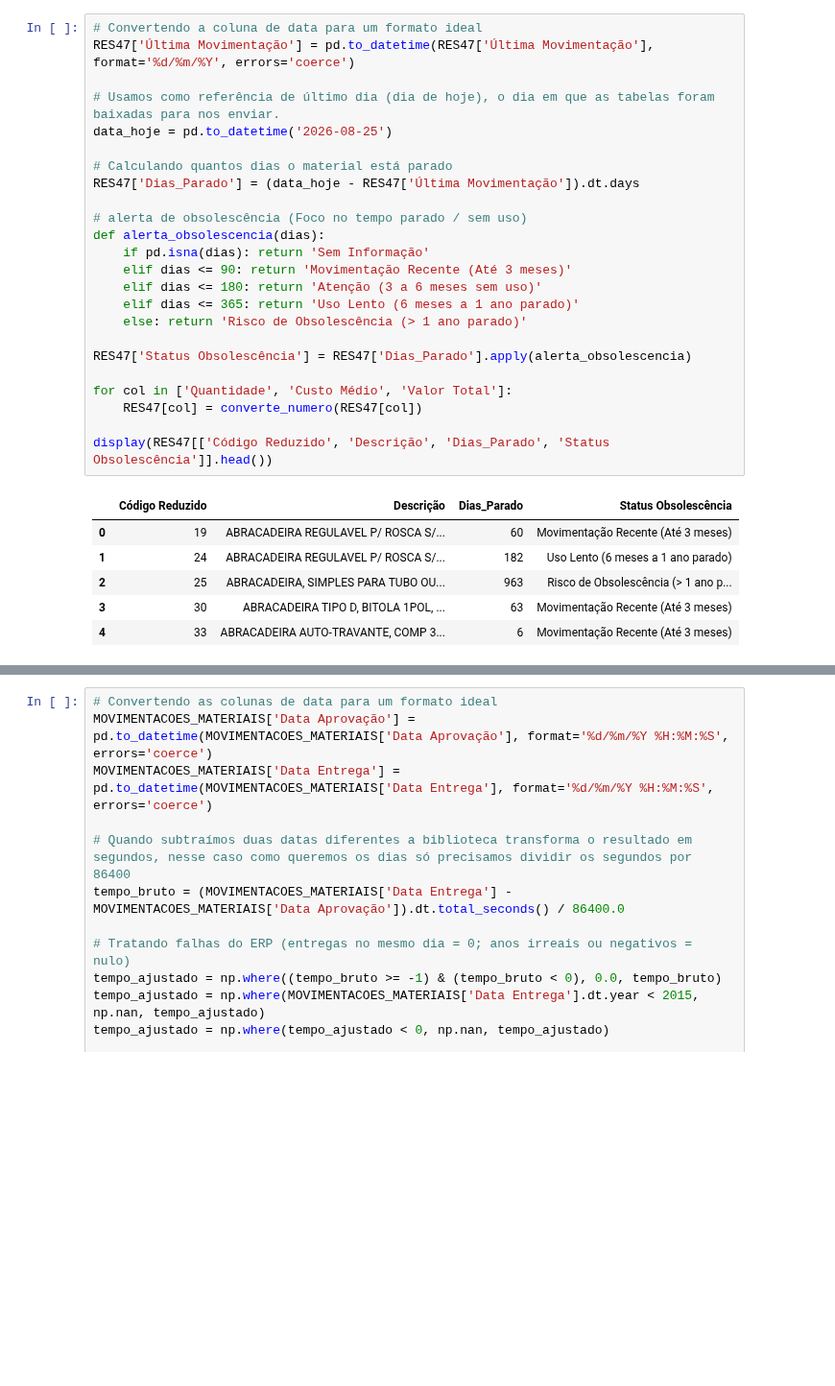
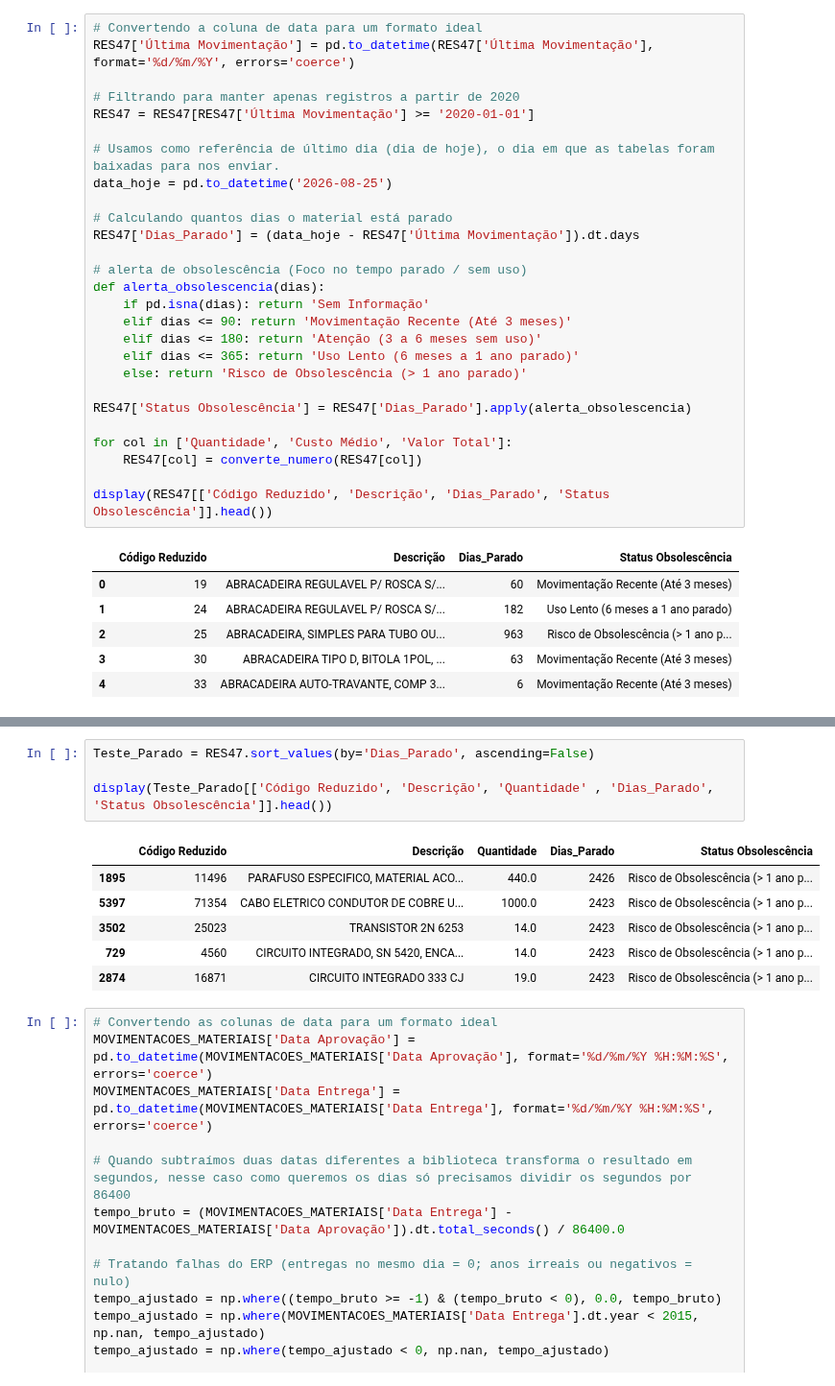
Before and after one commit to Lucasdz-7/Projeto-Integrador-4, a Jupyter notebook: CódigoAPI4.ipynb, the cells around one changed output, grey strips where cells are left out. Shown at 96% size. Saved outputs shown, nothing was run; the diff lists cells and outputs as text; blank space fills up the shorter version.

```diff
--- a/CódigoAPI4.ipynb
+++ b/CódigoAPI4.ipynb
@@ -203,6 +219,9 @@ Mais um preview de como podemos usar o RES34 no power bi
 # %%
 # Convertendo a coluna de data para um formato ideal
 RES47['Última Movimentação'] = pd.to_datetime(RES47['Última Movimentação'], format='%d/%m/%Y', errors='coerce')
+
+# Filtrando para manter apenas registros a partir de 2020
+RES47 = RES47[RES47['Última Movimentação'] >= '2020-01-01']
 
 # Usamos como referência de último dia (dia de hoje), o dia em que as tabelas foram baixadas para nos enviar.
 data_hoje = pd.to_datetime('2026-08-25')
@@ -243,3 +253,14 @@ RES47.head()
+# %%
+Teste_Parado = RES47.sort_values(by='Dias_Parado', ascending=False)
+
+display(Teste_Parado[['Código Reduzido', 'Descrição', 'Quantidade' , 'Dias_Parado', 'Status Obsolescência']].head())
+# %% [output]
+|  | Código Reduzido | Descrição | Quantidade | Dias_Parado | Status Obsolescência |
+| 1895 | 11496 | PARAFUSO ESPECIFICO, MATERIAL ACO... | 440.0 | 2426 | Risco de Obsolescência (> 1 ano p... |
+| 5397 | 71354 | CABO ELETRICO CONDUTOR DE COBRE U... | 1000.0 | 2423 | Risco de Obsolescência (> 1 ano p... |
+| 3502 | 25023 | TRANSISTOR 2N 6253 | 14.0 | 2423 | Risco de Obsolescência (> 1 ano p... |
+| 729 | 4560 | CIRCUITO INTEGRADO, SN 5420, ENCA... | 14.0 | 2423 | Risco de Obsolescência (> 1 ano p... |
+| 2874 | 16871 | CIRCUITO INTEGRADO 333 CJ | 19.0 | 2423 | Risco de Obsolescência (> 1 ano p... |
 # %%
 # Convertendo as colunas de data para um formato ideal
 MOVIMENTACOES_MATERIAIS['Data Aprovação'] = pd.to_datetime(MOVIMENTACOES_MATERIAIS['Data Aprovação'], format='%d/%m/%Y %H:%M:%S', errors='coerce')
```
Also changed, not shown: parts of 9 cells of this notebook.
